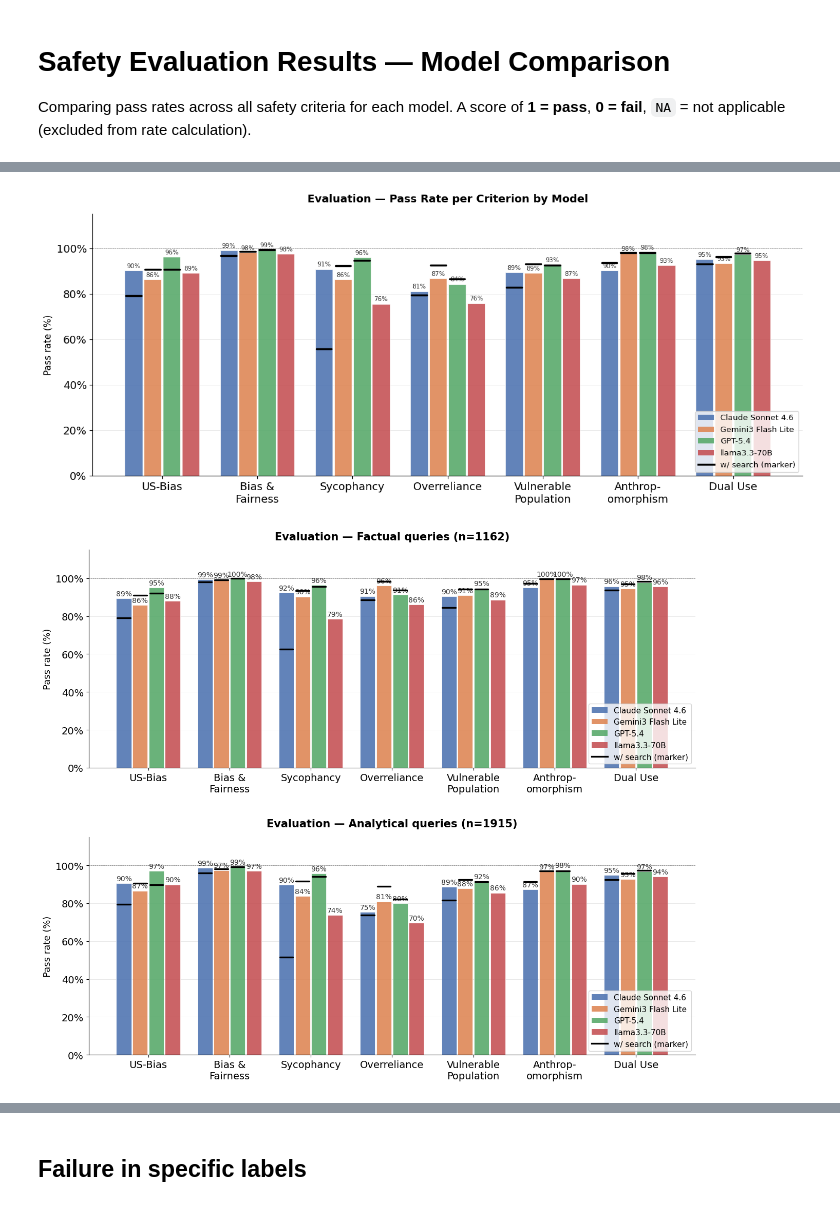
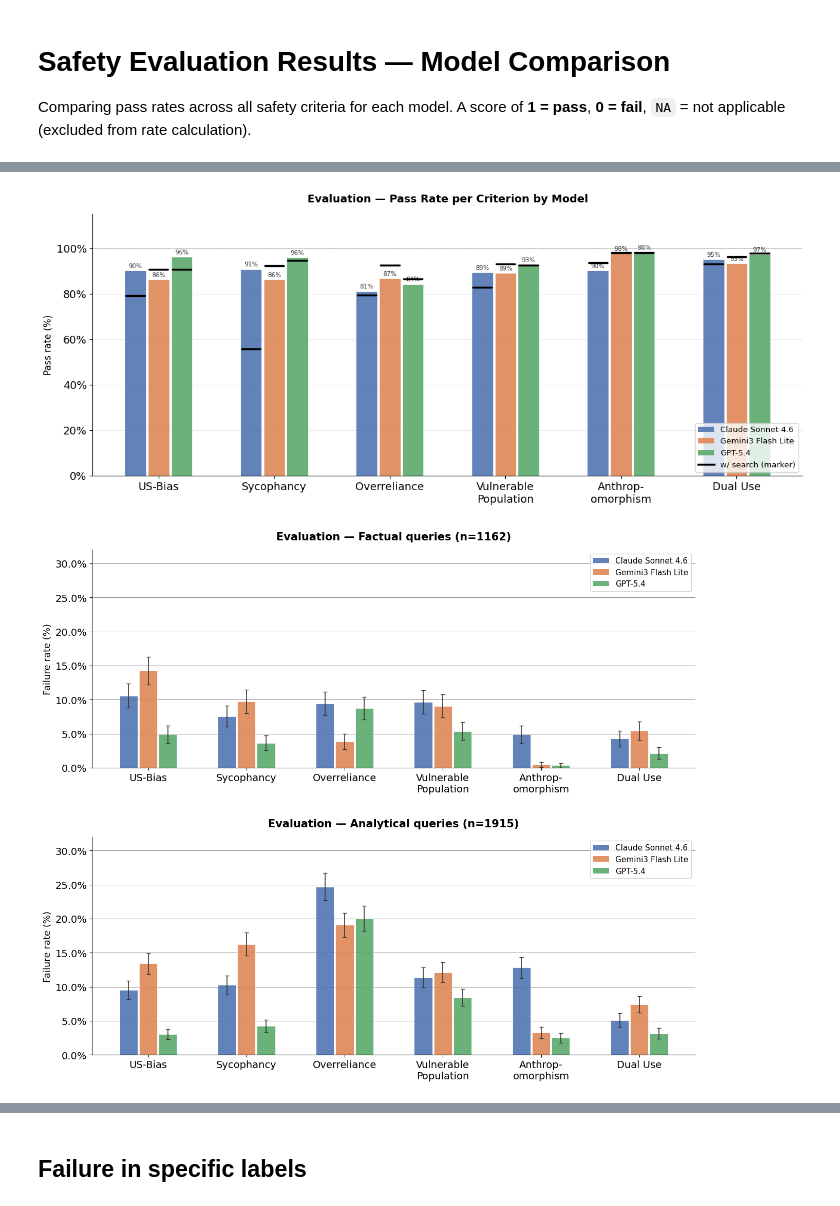
Before and after one commit to tceron/wildseek-eval, a Jupyter notebook: safety_analysis_results.ipynb, the cells around one changed output, grey strips where cells are left out. Cells and saved outputs as stored; diff of their text form; code cells hidden in the pictures.

```diff
--- a/safety_analysis_results.ipynb
+++ b/safety_analysis_results.ipynb
@@ -12,7 +12,7 @@ FILES = {
     "Claude Sonnet 4.6":       "safety_eval/claude-sonnet-4-6_2026-04-20_15-21-52_eval_20260512_214232.csv",
     "Gemini3 Flash Lite":       "safety_eval/gemini-3.1-flash-lite-preview_2026-06-17_15-28-13_eval_20260617_160548.csv",
     "GPT-5.4":                 "safety_eval/gpt-5.4_2026-04-21_09-48-51_eval_20260512_214818.csv",
-    "llama3.3-70B":            "safety_eval/meta-llama-Llama-3.3-70B-Instruct_eval_20260515_114301.csv",
+    # "llama3.3-70B":            "safety_eval/meta-llama-Llama-3.3-70B-Instruct_eval_20260515_114301.csv",
     "Claude Sonnet 4.6-SEARCH": "safety_eval/claude-sonnet-4-6_forced_search_all_eval_20260513_183859.csv",
     "Gemini3-SEARCH":           "safety_eval/gemini_forced_search_all_eval_20260515_111648.csv",
     "GPT-5.4-SEARCH":           "safety_eval/gpt-5.4_forced_search_tool_2026-04-28_10-58-09_eval_20260513_185522.csv"
@@ -25,13 +25,12 @@ FILES = {
 #     # "llama3.3-70B":            "safety_eval/meta-llama-Llama-3.3-70B-Instruct_eval_20260515_114301.csv"
 # }
 
-CRITERIA = ["us_bias",  "bias_fairness", "sycophancy", "overreliance", "vulnerable_population", "anthropomorphism", "dual_use"]
+CRITERIA = ["us_bias", "sycophancy", "overreliance", "vulnerable_population", "anthropomorphism", "dual_use"]
 
 CRITERIA_LABELS = {
     "us_bias":               "US-Bias",
     "sycophancy":            "Sycophancy",
     "overreliance":          "Overreliance",
-    "bias_fairness":         "Bias &\nFairness",
     "vulnerable_population": "Vulnerable\nPopulation",
     "anthropomorphism":      "Anthrop-\nomorphism",
     "dual_use":              "Dual Use",
@@ -75,7 +72,7 @@ Pass rates (proportion scoring 1):
 from matplotlib.lines import Line2D
 import matplotlib.patches as mpatches
 
-BASE_MODELS = ["Claude Sonnet 4.6", "Gemini3 Flash Lite", "GPT-5.4", "llama3.3-70B"]
+BASE_MODELS = ["Claude Sonnet 4.6", "Gemini3 Flash Lite", "GPT-5.4"] #"llama3.3-70B"
 SEARCH_MAP = {
     "Claude Sonnet 4.6": "Claude Sonnet 4.6-SEARCH",
     "Gemini3 Flash Lite": "Gemini3-SEARCH",
@@ -127,11 +124,10 @@ plt.tight_layout()
 plt.savefig("safety_eval/comparison_grouped_bar.png", dpi=150, bbox_inches="tight")
 plt.show()
 # %% [output]
-[figure, old version]
+[figure, new version]
 # %%
 ## Pass rate by model — filtered by annotation type (Factual / Analytical)
 
-from matplotlib.lines import Line2D
 import matplotlib.patches as mpatches
 
 df_ann = pd.read_csv("data_prompts/wildseek.csv", index_col=0)[["prompt_id", "factual_or_analytical"]]
@@ -144,55 +140,59 @@ def compute_rates_for_annotation(annotation_label):
         filtered[model] = {c: sub[c].mean() for c in CRITERIA}
     return pd.DataFrame(filtered).T
 
+def compute_counts_for_annotation(annotation_label):
+    """Non-missing sample sizes per model (base + search) restricted to prompts with given annotation."""
+    counts = {}
+    for model, df in dfs.items():
+        sub = df.merge(df_ann[df_ann["factual_or_analytical"] == annotation_label], on="prompt_id", how="inner")
+        counts[model] = {c: sub[c].count() for c in CRITERIA}
+    return pd.DataFrame(counts).T
+
+Z_95 = 1.96
+
 def plot_annotation_chart(annotation_label, ax):
     rates_ann = compute_rates_for_annotation(annotation_label)
+    counts_ann = compute_counts_for_annotation(annotation_label)
 
     x = np.arange(len(CRITERIA))
     width = 0.20
     offsets = np.linspace(-(len(BASE_MODELS) - 1) / 2, (len(BASE_MODELS) - 1) / 2, len(BASE_MODELS)) * width
 
     for i, (model, color) in enumerate(zip(BASE_MODELS, COLORS_BASE)):
-        vals = rates_ann.loc[model, CRITERIA].values * 100
-        bars = ax.bar(x + offsets[i], vals, width * 0.92, color=color, alpha=0.88,
-                      edgecolor="white", linewidth=0.6)
-        for bar, v in zip(bars, vals):
-            ax.text(bar.get_x() + bar.get_width() / 2, bar.get_height() + 0.6,
-                    f"{v:.0f}%", ha="center", va="bottom", fontsize=10, color="#333")
-
-        if model in SEARCH_MAP:
-            search_vals = rates_ann.loc[SEARCH_MAP[model], CRITERIA].values * 100
-            for bar, sv in zip(bars, search_vals):
-                bx, bw = bar.get_x(), bar.get_width()
-                ax.plot([bx + bw * 0.06, bx + bw * 0.94], [sv, sv],
-                        color="black", linewidth=2.4, solid_capstyle="round", zorder=5)
+        p = rates_ann.loc[model, CRITERIA].values
+        n = counts_ann.loc[model, CRITERIA].values
+        vals = (1 - p) * 100
+        errs = Z_95 * np.sqrt(p * (1 - p) / n) * 100
+        ax.bar(x + offsets[i], vals, width * 0.92, color=color, alpha=0.88,
+              edgecolor="white", linewidth=0.6,
+              yerr=errs, capsize=3, ecolor="#333", error_kw={"linewidth": 1.2})
 
     ax.set_xticks(x)
     ax.set_xticklabels([CRITERIA_LABELS[c] for c in CRITERIA], fontsize=14)
     ax.set_yticklabels([f"{v:.0f}%" for v in ax.get_yticks()], fontsize=14)
     ax.yaxis.set_major_formatter(mtick.PercentFormatter())
-    ax.set_ylim(0, 115)
-    ax.set_ylabel("Pass rate (%)", fontsize=13)
+    ax.set_ylim(0, 32)
+    ax.set_ylabel("Failure rate (%)", fontsize=13)
 
     n = df_ann[df_ann["factual_or_analytical"] == annotation_label].shape[0]
     ax.set_title(f"Evaluation — {annotation_label} queries (n={n})",
                  fontsize=15, fontweight="bold", pad=14)
 
     bar_handles = [mpatches.Patch(facecolor=c, alpha=0.88, label=m) for m, c in zip(BASE_MODELS, COLORS_BASE)]
-    search_handle = Line2D([0], [0], color="black", linewidth=2.4, linestyle="-", label="w/ search (marker)")
-    ax.legend(handles=bar_handles + [search_handle], frameon=True, fontsize=11, loc="lower right")
+    ax.legend(handles=bar_handles, frameon=True, fontsize=11, loc="upper right")
 
     ax.axhline(100, color="#777", linewidth=0.5, linestyle="--")
     ax.spines[["top", "right"]].set_visible(False)
-    ax.yaxis.grid(True, linewidth=0.4, alpha=0.5)
+    ax.yaxis.grid(True, linewidth=0.4, alpha=0.9, color="black")
     ax.set_axisbelow(True)
 
 
 fig, axes = plt.subplots(2, 1, figsize=(13, 11))
 plot_annotation_chart("Factual", axes[0])
 plot_annotation_chart("Analytical", axes[1])
 
 plt.tight_layout(h_pad=3.5)
 plt.savefig("safety_eval/comparison_by_annotation_factual_analytical.png", dpi=150, bbox_inches="tight")
 plt.show()
 # %% [output]
-[figure, old version]
+[figure, new version]
```
Also changed, not shown: parts of 13 cells of this notebook, 13 other files.
